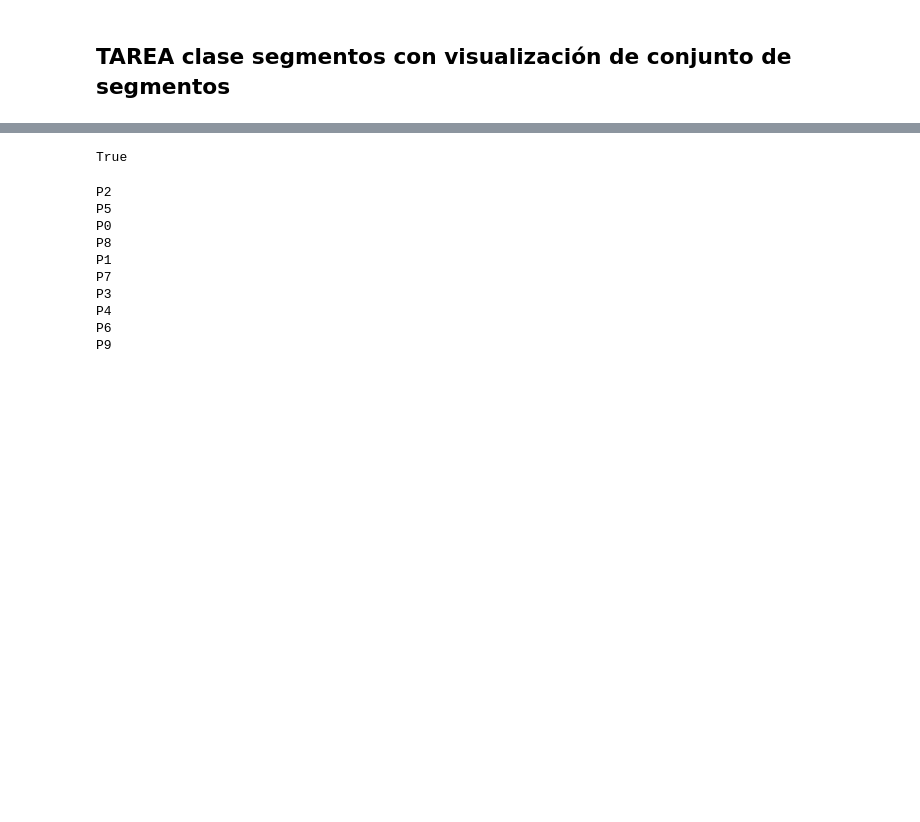
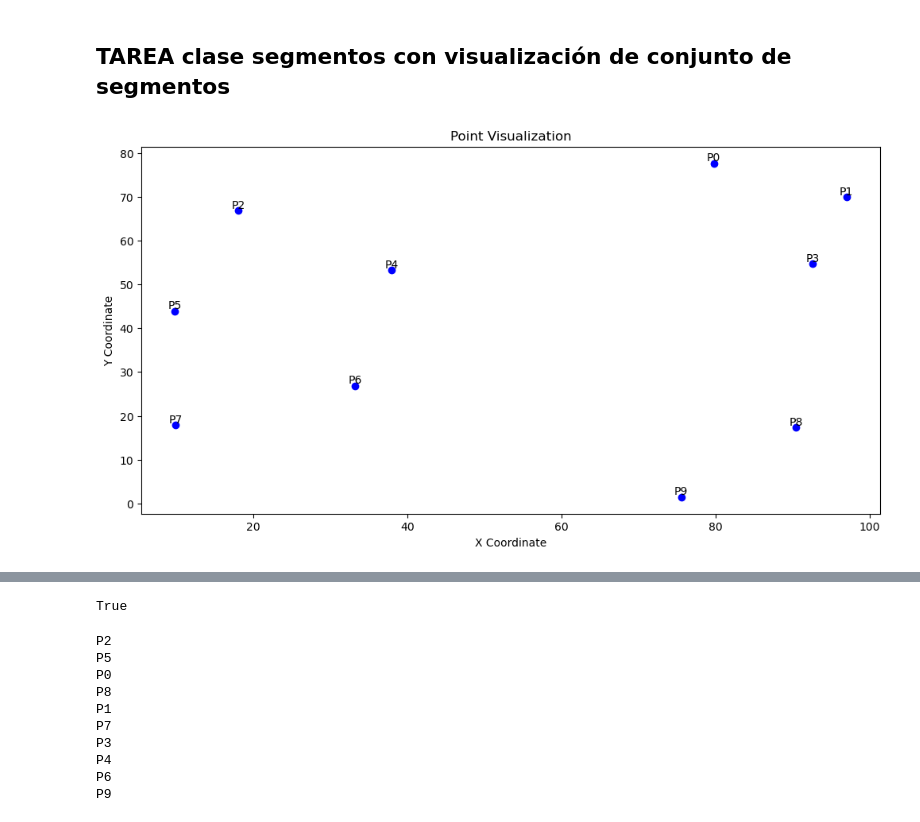
Before and after one commit to Camilohoyos99-DC/Computational-geometry, a Jupyter notebook: Semana2/Arboles Binarios new order.ipynb, the cells around one changed output, grey strips where cells are left out. Drawn from its saved outputs; the diff is of its cells as text; code cells hidden in the pictures; blank space fills up the shorter version.

Commit message:
Actualización Arbol binario

```diff
--- a/Semana2/Arboles Binarios new order.ipynb
+++ b/Semana2/Arboles Binarios new order.ipynb
@@ -39,6 +39,8 @@ class Point:
     def imprimir_puntos(points):
         [print(p) for p in points]
 
+
+
     @classmethod
     def generate_random_points(cls,n):
         random_points = []
@@ -47,6 +49,14 @@ class Point:
             y = np.round(np.random.uniform(0, 100),4)
             random_points.append(cls((x,y),f'P{i}'))
         return random_points
+
+    @classmethod
+    def convertir_lista_points(cls, list_points):
+        points = []
+        for i, coords in enumerate(list_points):
+            p = cls(coords,f'P{i}')
+            points.append(p)
+        return points
 
 
 class Arbol:
@@ -66,6 +76,7 @@ class Arbol:
             while len(nodes) > 0:
                 node = Node(nodes.pop(0))
                 self._construirArbol(self.root, node)
+        self.hojas = self._inOrder(self.root)
 
     def _construirArbol(self, root, node):
         if node.data <= root.data:
@@ -75,6 +86,15 @@ class Arbol:
         else:
             if root.right == None: root.right = node
             else: return(self._construirArbol(root.right, node))
+
+    def _inOrder(self, node, result=None):
+        if result is None:
+            result = []
+        if node is not None:
+            self.inOrder(node.left, result)
+            result.append(node.data)
+            self.inOrder(node.right, result)
+        return result
 
 
     def preOrder(self, node, result=None):
@@ -105,6 +125,7 @@ class Arbol:
             result.append(node.data)
 
         return result
+
     def depht(self, node, count = None):
         if node is None:
             return -1
@@ -119,8 +140,8 @@ class Arbol:
             return True
         dephtLeft = self.depht(node.left)
         dephtRight = self.depht(node.right)
-        return abs(dephtLeft - dephtRight) <= 1 #and self.is_balance(node.left) and \
-                                                    #self.is_balance(node.right)
+        return abs(dephtLeft - dephtRight) <= 1 and self.is_balance(node.left) and \
+                                                    self.is_balance(node.right)
 
 
     def balanceo(self):
@@ -133,6 +154,7 @@ class Arbol:
         if not sortedArr:
             return None
         mid = int(len(sortedArr) / 2)
+
         new_node = Node(sortedArr[mid])
         new_node.left = self._BBT(sortedArr[:mid])
         new_node.right = self._BBT(sortedArr[mid + 1:])
@@ -144,6 +166,7 @@ class Arbol:
         self._insert_element(self.root, node)
         if not self.is_balance(self.root):
             self.balanceo()
+        self.hojas = self.inOrder(self.root)
 
 
     def _insert_element(self, root, node):
@@ -180,4 +203,17 @@ def visualization(points):
 
     # Display the plot
     plt.show()
+# %%
+# caso en que me pasan un conjunto de coordenadas en el plano
+list_cordinates = [(79.7671, 77.6465), (97.0062, 69.9895), (18.0766, 66.8153),\
+                   (92.5981, 54.6942),(37.9695, 53.3007),\
+                   (9.8558, 43.8879), (33.2138, 26.8581),\
+                   (9.9203, 17.8804), (90.4387, 17.3188), (75.5413, 1.4602)]
+points = Point.convertir_lista_points(list_cordinates)
+pointsc = points.copy()
+arbol = Arbol(pointsc)
+arbol.is_balance(arbol.root)
+visualization(points)
+# %% [output]
+[figure, added]
 # %%
```
Also changed, not shown: parts of 6 cells of this notebook.
